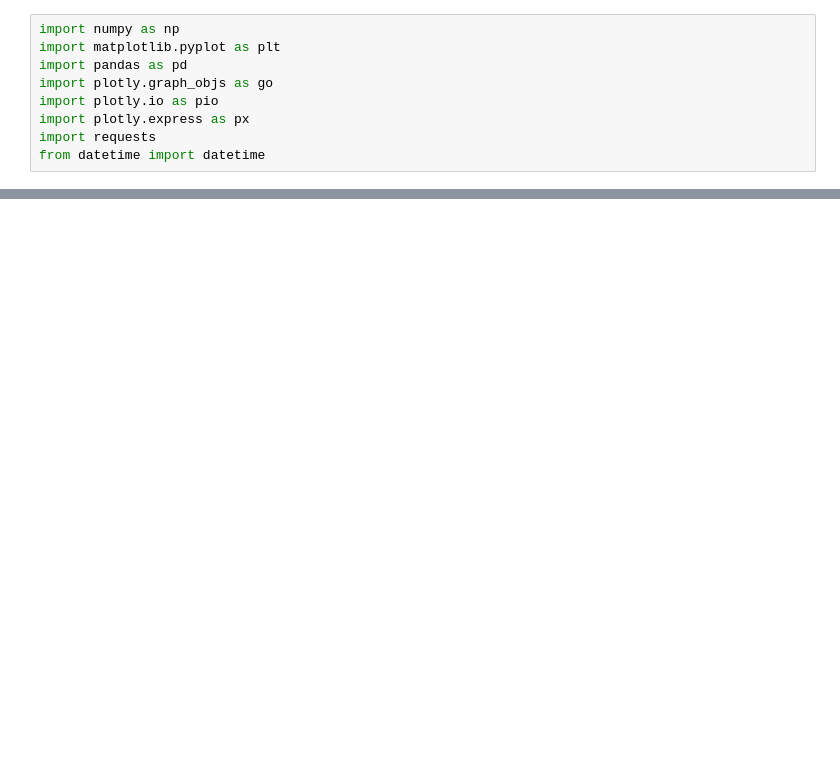
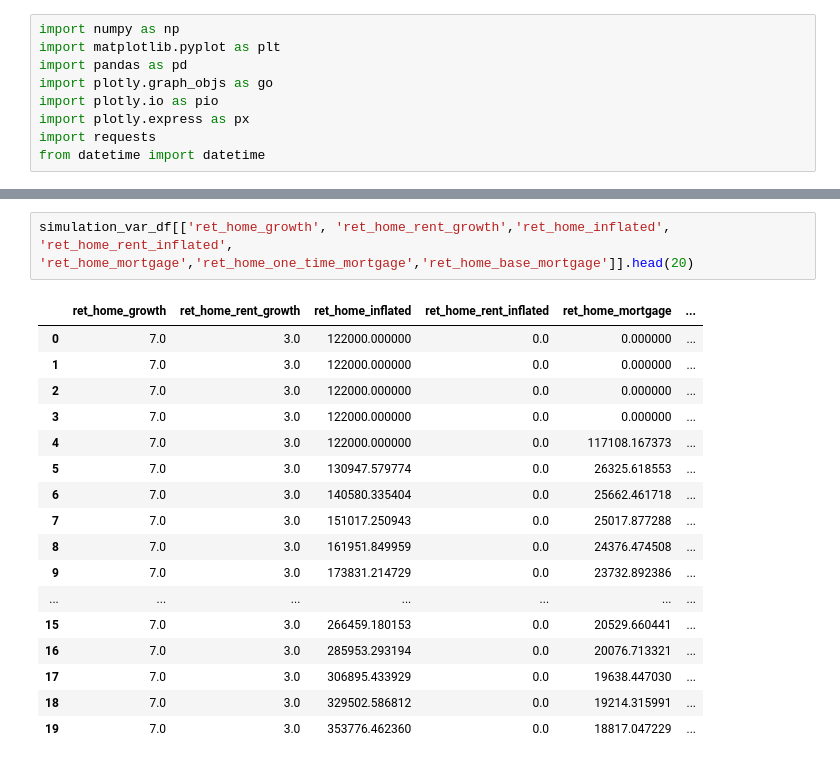
Before and after one commit to smaddi/Learn_AI, a Jupyter notebook: Ret_calc/retirement_simulation.ipynb, the cells around one changed output, grey strips where cells are left out. Cells and saved outputs as stored; diff of their text form; blank space fills up the shorter version.

```diff
--- a/Ret_calc/retirement_simulation.ipynb
+++ b/Ret_calc/retirement_simulation.ipynb
@@ -268,0 +322,20 @@ simulation_var_df
+# %%
+simulation_var_df[['ret_home_growth', 'ret_home_rent_growth','ret_home_inflated', 'ret_home_rent_inflated', 'ret_home_mortgage','ret_home_one_time_mortgage','ret_home_base_mortgage']].head(20)
+# %% [output]
+|  | ret_home_growth | ret_home_rent_growth | ret_home_inflated | ret_home_rent_inflated | ret_home_mortgage | ... |
+| 0 | 7.0 | 3.0 | 122000.000000 | 0.0 | 0.000000 | ... |
+| 1 | 7.0 | 3.0 | 122000.000000 | 0.0 | 0.000000 | ... |
+| 2 | 7.0 | 3.0 | 122000.000000 | 0.0 | 0.000000 | ... |
+| 3 | 7.0 | 3.0 | 122000.000000 | 0.0 | 0.000000 | ... |
+| 4 | 7.0 | 3.0 | 122000.000000 | 0.0 | 117108.167373 | ... |
+| 5 | 7.0 | 3.0 | 130947.579774 | 0.0 | 26325.618553 | ... |
+| 6 | 7.0 | 3.0 | 140580.335404 | 0.0 | 25662.461718 | ... |
+| 7 | 7.0 | 3.0 | 151017.250943 | 0.0 | 25017.877288 | ... |
+| 8 | 7.0 | 3.0 | 161951.849959 | 0.0 | 24376.474508 | ... |
+| 9 | 7.0 | 3.0 | 173831.214729 | 0.0 | 23732.892386 | ... |
+| ... | ... | ... | ... | ... | ... | ... |
+| 15 | 7.0 | 3.0 | 266459.180153 | 0.0 | 20529.660441 | ... |
+| 16 | 7.0 | 3.0 | 285953.293194 | 0.0 | 20076.713321 | ... |
+| 17 | 7.0 | 3.0 | 306895.433929 | 0.0 | 19638.447030 | ... |
+| 18 | 7.0 | 3.0 | 329502.586812 | 0.0 | 19214.315991 | ... |
+| 19 | 7.0 | 3.0 | 353776.462360 | 0.0 | 18817.047229 | ... |
```
Also changed, not shown: parts of 8 cells of this notebook.
